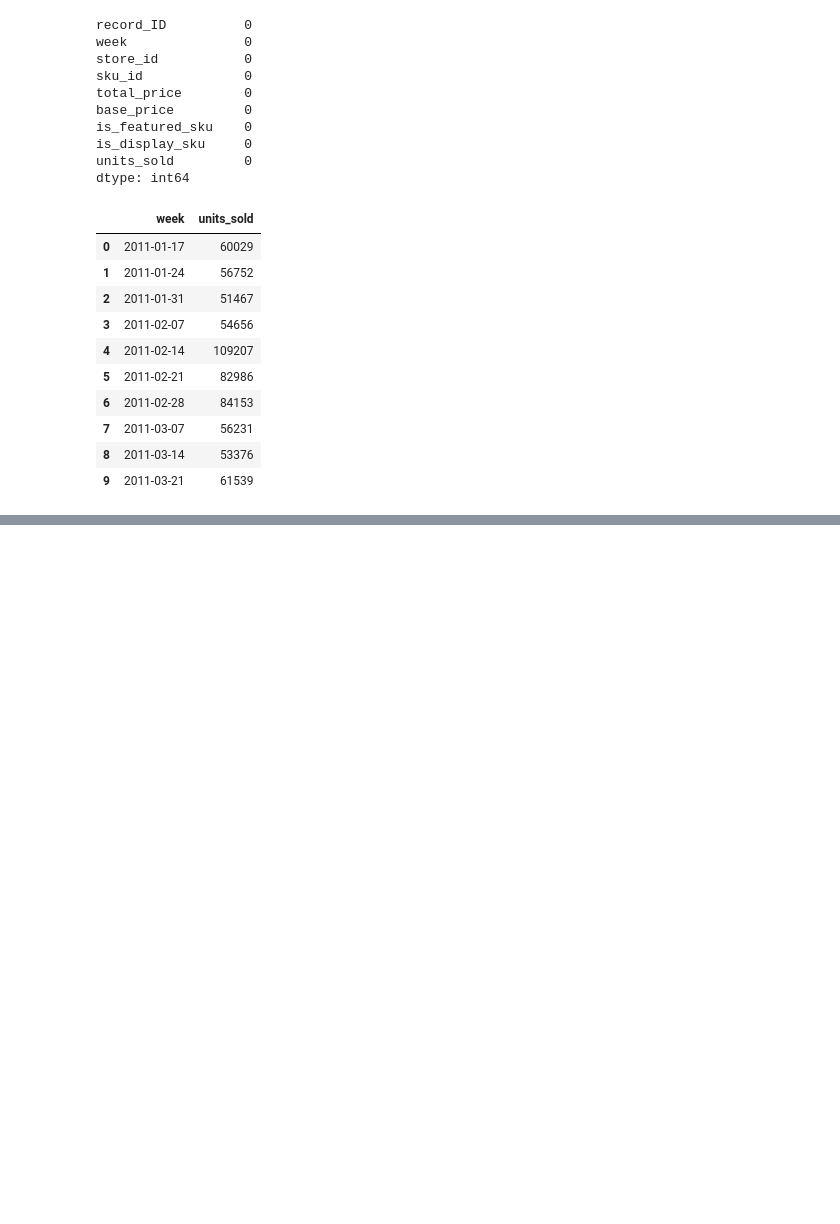
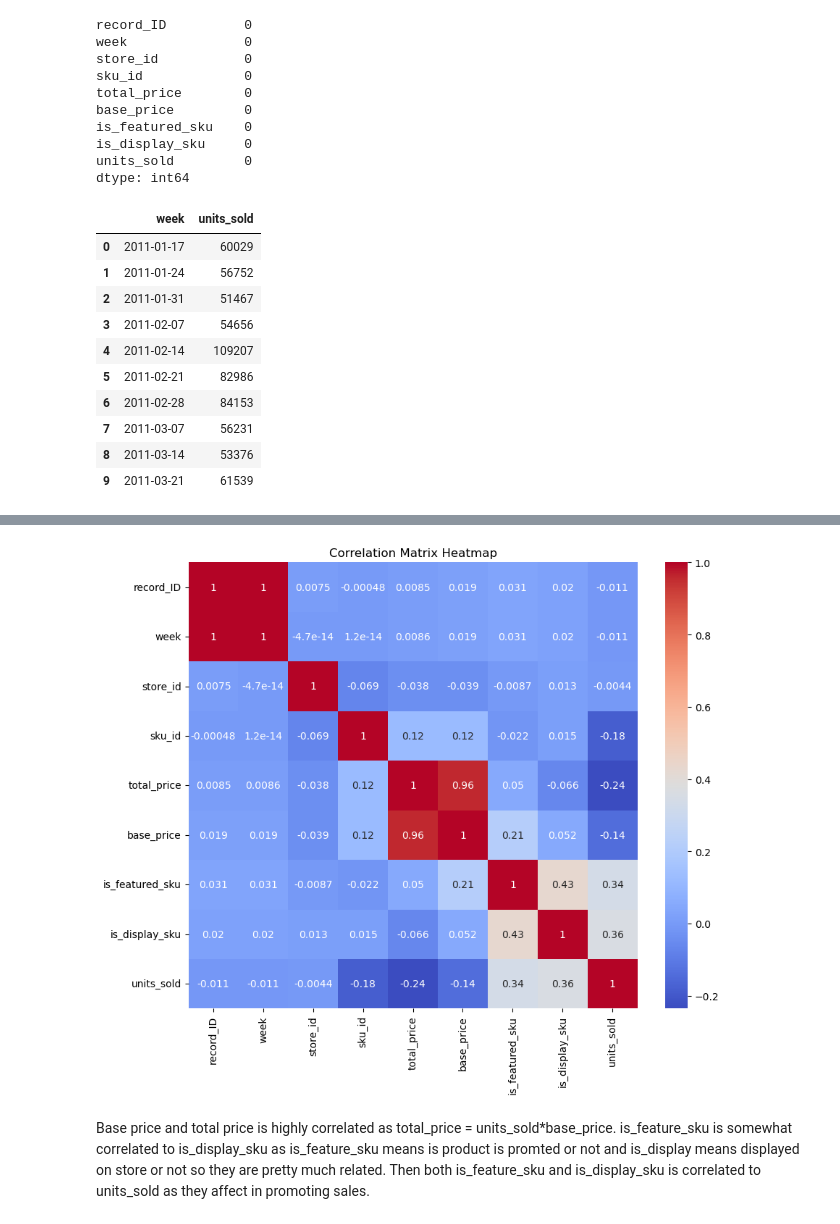
Before and after one commit to Narendr1a/demand-forecasting-for-E-commerce, a Jupyter notebook: demand-forecasting.ipynb, the cells around one changed output, grey strips where cells are left out. Cells and saved outputs as stored; diff of their text form; code cells hidden in the pictures; blank space fills up the shorter version.

```diff
--- a/demand-forecasting.ipynb
+++ b/demand-forecasting.ipynb
@@ -114,0 +143,14 @@ weekly_data.head(10)
+# %%
+correlation = df.corr()
+
+# Plot a heatmap of the correlation matrix
+plt.figure(figsize=(10,8))
+sns.heatmap(correlation, annot=True, cmap='coolwarm')
+plt.title('Correlation Matrix Heatmap')
+plt.show()
+# %% [output]
+[figure, added]
+# %% [markdown]
+Base price and total price is highly correlated as total_price = units_sold*base_price.
+is_feature_sku is somewhat correlated to is_display_sku as is_feature_sku means is product is promted or not and is_display means displayed on store or not so they are pretty much related.
+Then both is_feature_sku and is_display_sku is correlated to units_sold as they affect in promoting sales.
```
Also changed, not shown: parts of 2 cells of this notebook.
